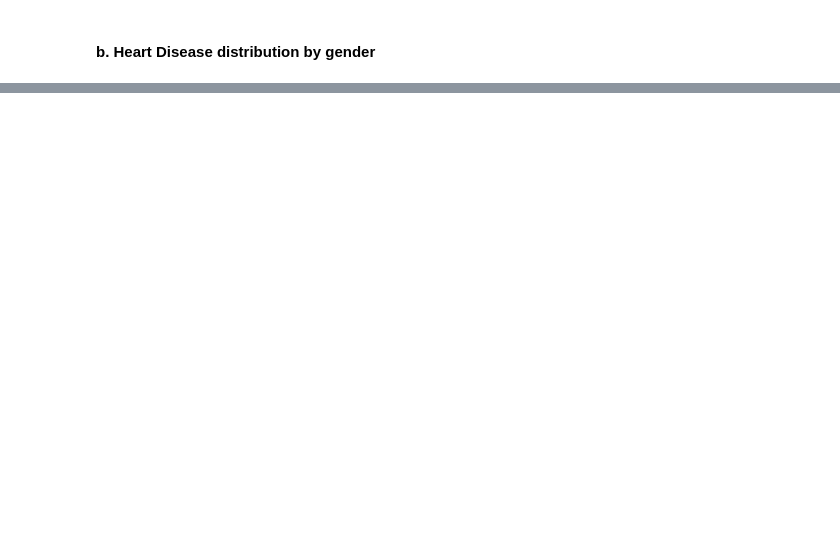
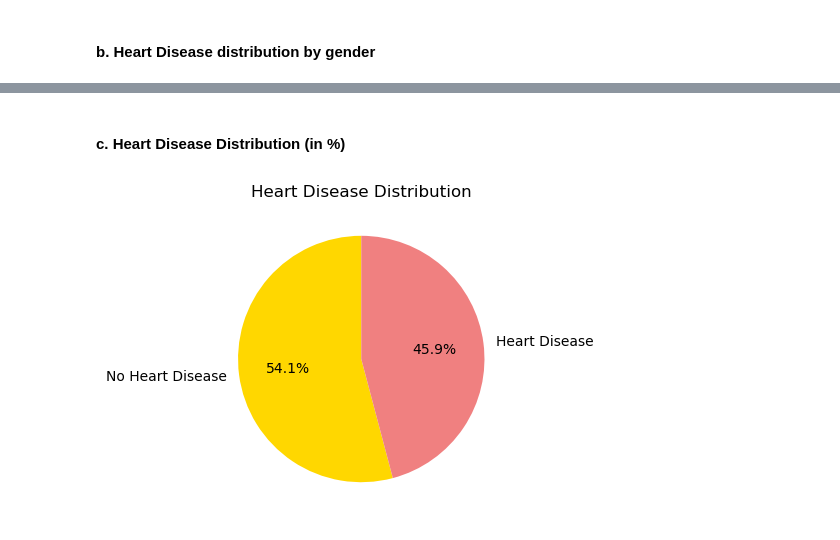
Before and after one commit to SwetaReddy30/Cleveland_Heart-Disease-Prediction, a Jupyter notebook: UCI_Cleveland_Heart_Disease_Prediction.ipynb, the cells around one changed output, grey strips where cells are left out. Cells and saved outputs as stored; diff of their text form; code cells hidden in the pictures; blank space fills up the shorter version.

```diff
--- a/UCI_Cleveland_Heart_Disease_Prediction.ipynb
+++ b/UCI_Cleveland_Heart_Disease_Prediction.ipynb
@@ -188,0 +204,14 @@ plt.show()
+# %% [markdown]
+#### c. Heart Disease Distribution (in %)
+# %%
+# Proportion of Heart Disease
+plt.figure(figsize = (4,4))
+labels = ['No Heart Disease', 'Heart Disease']
+affected = cleveland_data[cleveland_data['HeartDiseaseDiagnosis'] == 1]
+affected = cleveland_data['HeartDiseaseDiagnosis'].value_counts()
+colors = ['gold', 'lightcoral']
+plt.pie(affected, labels=labels, colors=colors, autopct='%1.1f%%', startangle=90)
+plt.title('Heart Disease Distribution')
+plt.show()
+# %% [output]
+[figure, added]
```
Also changed, not shown: parts of 14 cells of this notebook.
